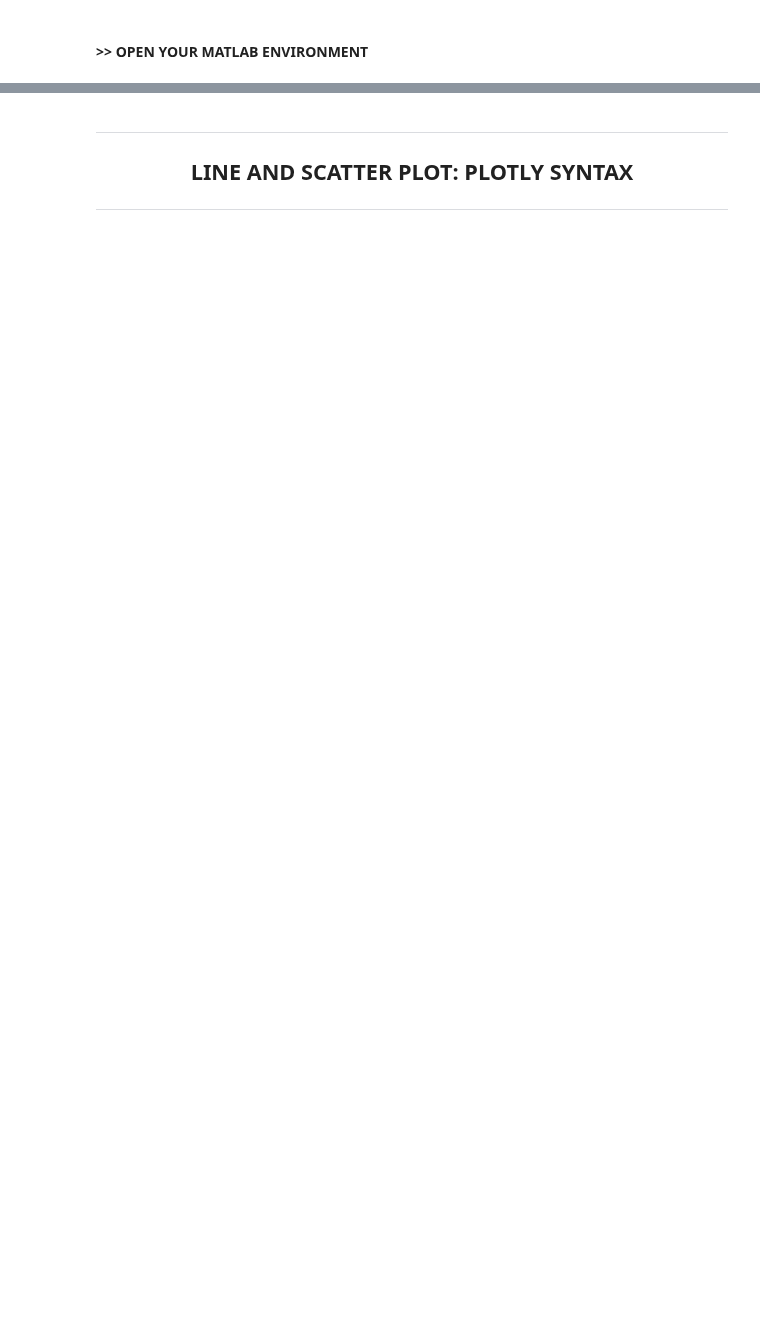
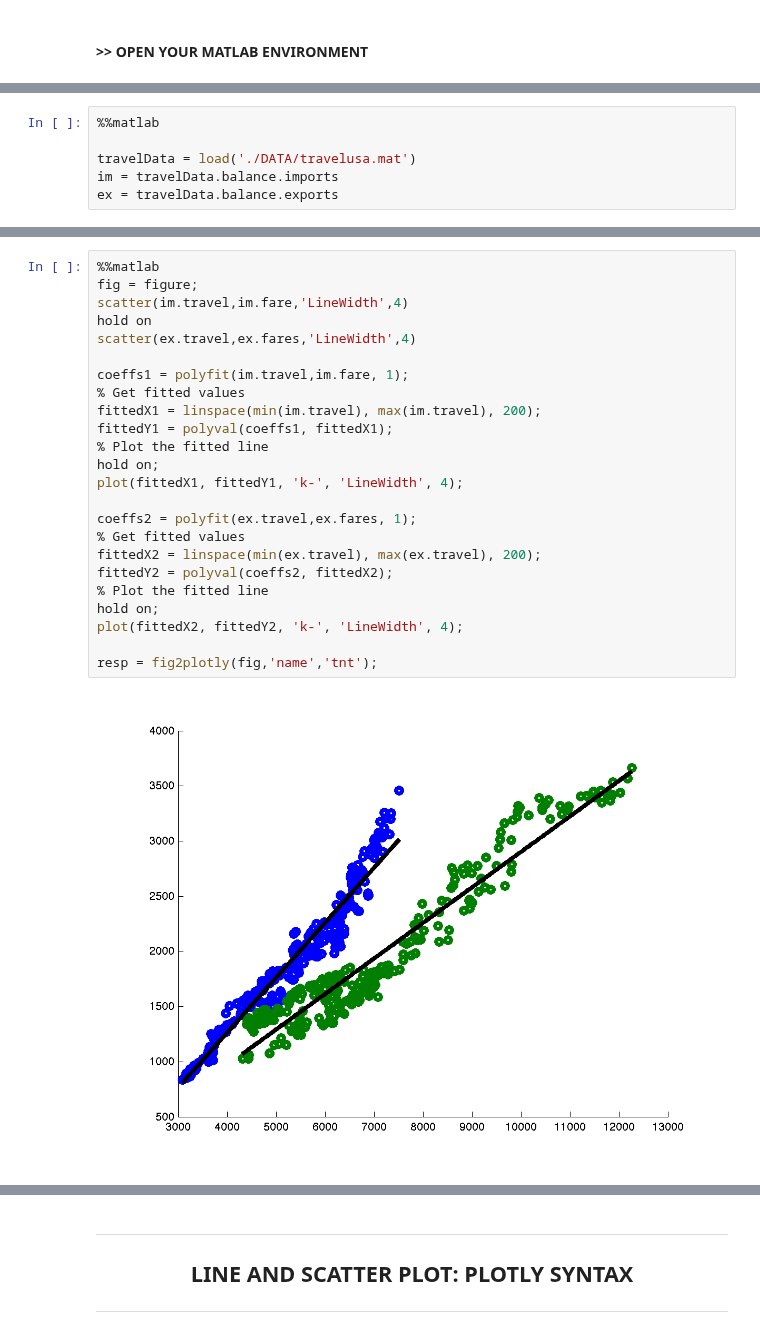
Before and after one commit to icopavan/MATLAB-User-Guide, a Jupyter notebook: 00_Scatter_&_Line_Plots.ipynb, the cells around one changed output, grey strips where cells are left out. Saved outputs shown, nothing was run; the diff lists cells and outputs as text; blank space fills up the shorter version.

```diff
--- a/00_Scatter_&_Line_Plots.ipynb
+++ b/00_Scatter_&_Line_Plots.ipynb
@@ -45,0 +36,6 @@ For our first plot, we will analyze the total number of talks added over time. O
+# %%
+%%matlab
+
+travelData = load('./DATA/travelusa.mat')
+im = travelData.balance.imports
+ex = travelData.balance.exports
@@ -46,2 +69,28 @@ For our first plot, we will analyze the total number of talks added over time. O
+# %%
+%%matlab
+fig = figure;
+scatter(im.travel,im.fare,'LineWidth',4)
+hold on
+scatter(ex.travel,ex.fares,'LineWidth',4)
+
+coeffs1 = polyfit(im.travel,im.fare, 1);
+% Get fitted values
+fittedX1 = linspace(min(im.travel), max(im.travel), 200);
+fittedY1 = polyval(coeffs1, fittedX1);
+% Plot the fitted line
+hold on;
+plot(fittedX1, fittedY1, 'k-', 'LineWidth', 4);
+
+coeffs2 = polyfit(ex.travel,ex.fares, 1);
+% Get fitted values
+fittedX2 = linspace(min(ex.travel), max(ex.travel), 200);
+fittedY2 = polyval(coeffs2, fittedX2);
+% Plot the fitted line
+hold on;
+plot(fittedX2, fittedY2, 'k-', 'LineWidth', 4);
+
+resp = fig2plotly(fig,'name','tnt');
+# %% [output]
+[figure, added]
 # %%
 %%matlab
```
Also changed, not shown: parts of 46 cells of this notebook.
